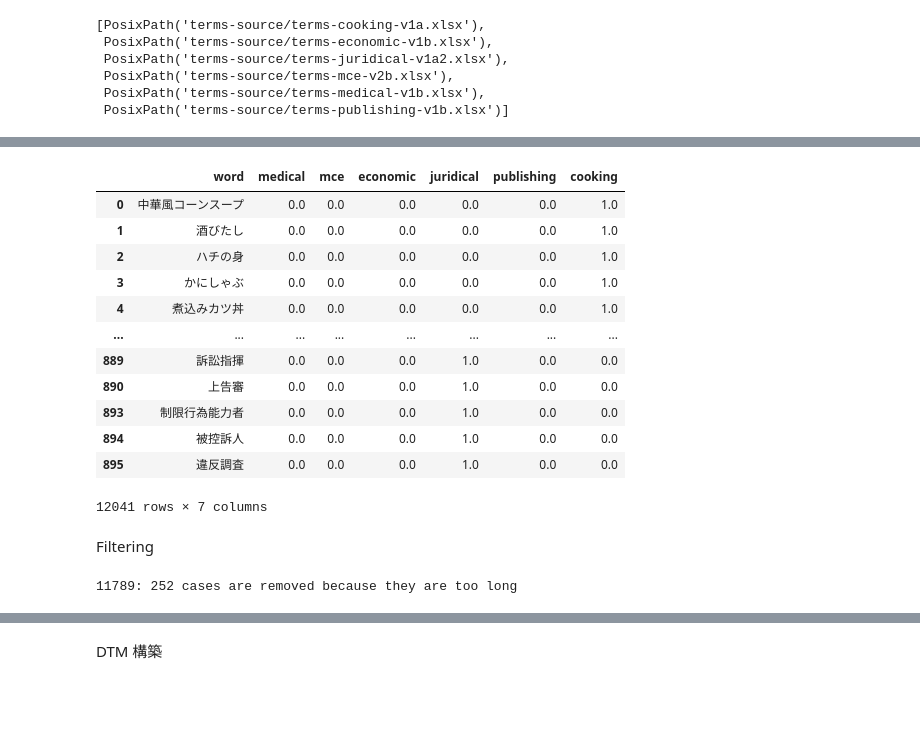
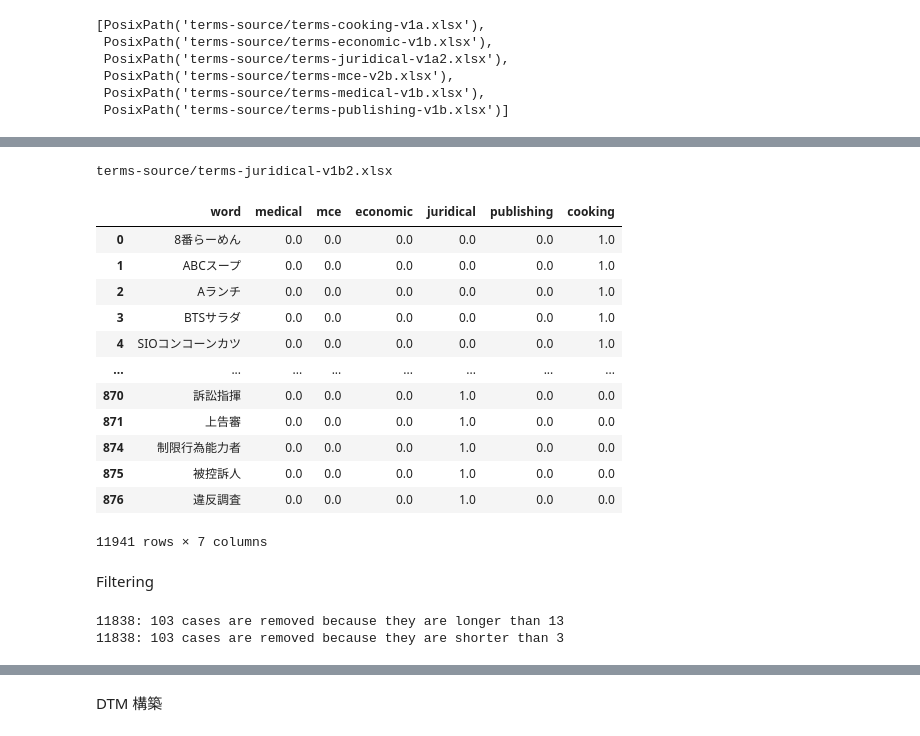
Before and after one commit to kow-k/LDA-mixed-terms, a Jupyter notebook: LDA-mixed-terms-standalone.ipynb, the cells around one changed output, grey strips where cells are left out. Cells and saved outputs as stored; diff of their text form; code cells hidden in the pictures; blank space fills up the shorter version.

```diff
--- a/LDA-mixed-terms-standalone.ipynb
+++ b/LDA-mixed-terms-standalone.ipynb
@@ -30,7 +30,7 @@ domains = { 'medical'    : True,
             'mce'        : False,
             'economic'   : True,
             'juridical'  : True,
-            'publishing' : False,
+            'publishing' : True,
             'cooking'    : True
             }
 
@@ -194,11 +194,13 @@ for file in files_core:
     if "publishing" in str(file):
         d = pd.read_excel(file) # requires openpyxl to be installed
         d = d[d['local.id'] != None]
+        d = d[d['unique'] == 1] # 重複出現する語を除外
         d = d[d['sampled'] == 1]
         raw_dfs.append(d)
     else:
         d = pd.read_excel(file)
         d = d[d['local.id'] != None]
+        d = d[d['unique'] == 1] # 重複出現する語を除外
         raw_dfs.append(d) # requires openpyxl to be installed
 raw_dfs
 # %% [output]
@@ -248,44 +237,53 @@ df0
 # %%
 ## 追加ファイルの処理
 added_file = [ file for file in files if not file in files_core ][0]
+print(added_file)
 raw_juridic2 = pd.read_excel(added_file)
 
-## juridical の sampled=1 のみを選別
-raw_juridic2 = raw_juridic2[ raw_juridic2['sampled'] == 1 ]
+## juridical の sampled = 1 で unique = 1 の事例のみを選別
+raw_juridic2 = raw_juridic2[ (raw_juridic2['sampled'] == 1) & (raw_juridic2['unique'] == 1) ]
 raw_juridic2 = raw_juridic2[ target_vars ]
 
 ##
 add_juridic2 = True
 if add_juridic2:
     df0 = pd.concat([df0, raw_juridic2])
 #
 df0
 # %% [output]
+terms-source/terms-juridical-v1b2.xlsx
 |  | word | medical | mce | economic | juridical | publishing | cooking |
-| 0 | 中華風コーンスープ | 0.0 | 0.0 | 0.0 | 0.0 | 0.0 | 1.0 |
-| 1 | 酒びたし | 0.0 | 0.0 | 0.0 | 0.0 | 0.0 | 1.0 |
-| 2 | ハチの身 | 0.0 | 0.0 | 0.0 | 0.0 | 0.0 | 1.0 |
-| 3 | かにしゃぶ | 0.0 | 0.0 | 0.0 | 0.0 | 0.0 | 1.0 |
-| 4 | 煮込みカツ丼 | 0.0 | 0.0 | 0.0 | 0.0 | 0.0 | 1.0 |
+| 0 | 8番らーめん | 0.0 | 0.0 | 0.0 | 0.0 | 0.0 | 1.0 |
+| 1 | ABCスープ | 0.0 | 0.0 | 0.0 | 0.0 | 0.0 | 1.0 |
+| 2 | Aランチ | 0.0 | 0.0 | 0.0 | 0.0 | 0.0 | 1.0 |
+| 3 | BTSサラダ | 0.0 | 0.0 | 0.0 | 0.0 | 0.0 | 1.0 |
+| 4 | SIOコンコーンカツ | 0.0 | 0.0 | 0.0 | 0.0 | 0.0 | 1.0 |
 | ... | ... | ... | ... | ... | ... | ... | ... |
-| 889 | 訴訟指揮 | 0.0 | 0.0 | 0.0 | 1.0 | 0.0 | 0.0 |
-| 890 | 上告審 | 0.0 | 0.0 | 0.0 | 1.0 | 0.0 | 0.0 |
-| 893 | 制限行為能力者 | 0.0 | 0.0 | 0.0 | 1.0 | 0.0 | 0.0 |
-| 894 | 被控訴人 | 0.0 | 0.0 | 0.0 | 1.0 | 0.0 | 0.0 |
-| 895 | 違反調査 | 0.0 | 0.0 | 0.0 | 1.0 | 0.0 | 0.0 |
+| 870 | 訴訟指揮 | 0.0 | 0.0 | 0.0 | 1.0 | 0.0 | 0.0 |
+| 871 | 上告審 | 0.0 | 0.0 | 0.0 | 1.0 | 0.0 | 0.0 |
+| 874 | 制限行為能力者 | 0.0 | 0.0 | 0.0 | 1.0 | 0.0 | 0.0 |
+| 875 | 被控訴人 | 0.0 | 0.0 | 0.0 | 1.0 | 0.0 | 0.0 |
+| 876 | 違反調査 | 0.0 | 0.0 | 0.0 | 1.0 | 0.0 | 0.0 |
-12041 rows × 7 columns
+11941 rows × 7 columns
 # %% [markdown]
 Filtering
 # %%
-## 長過ぎる語を除外
+## 長過ぎる語と短過ぎる語を除外
 original_len = len(df0)
 if discard_too_long:
-    df0 = df0[ [ True if len(str(x)) < max_doc_length else False for x in df0[doc_type] ] ]
+    df0 = df0[ [ True if len(str(x)) <= max_doc_length else False for x in df0[doc_type] ] ]
 #
 current_len = len(df0)
-print(f"{current_len}: {original_len - current_len} cases are removed because they are too long")
+print(f"{current_len}: {original_len - current_len} cases are removed because they are longer than {max_doc_length}")
+
+if discard_too_short:
+    df0 = df0[ [ True if len(str(x)) >= min_doc_length else False for x in df0[doc_type] ] ]
+#
+current_len = len(df0)
+print(f"{current_len}: {original_len - current_len} cases are removed because they are shorter than {min_doc_length}")
 # %% [output]
-11789: 252 cases are removed because they are too long
+11838: 103 cases are removed because they are longer than 13
+11838: 103 cases are removed because they are shorter than 3
 # %%
 ## カタカナ/ひらがなを多く含む語の除外
 def katakana_count(s: str):
```
Also changed, not shown: parts of 55 cells of this notebook, 1 other file.
